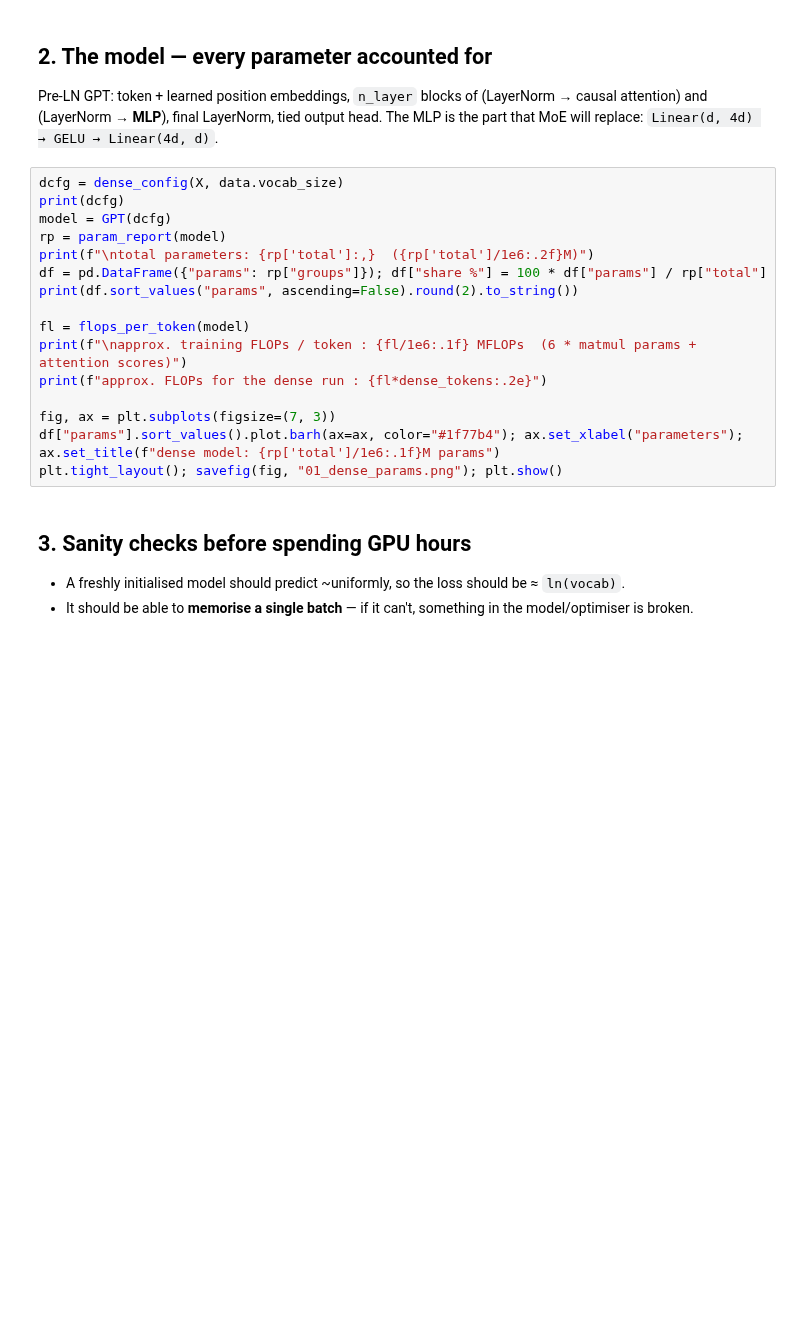
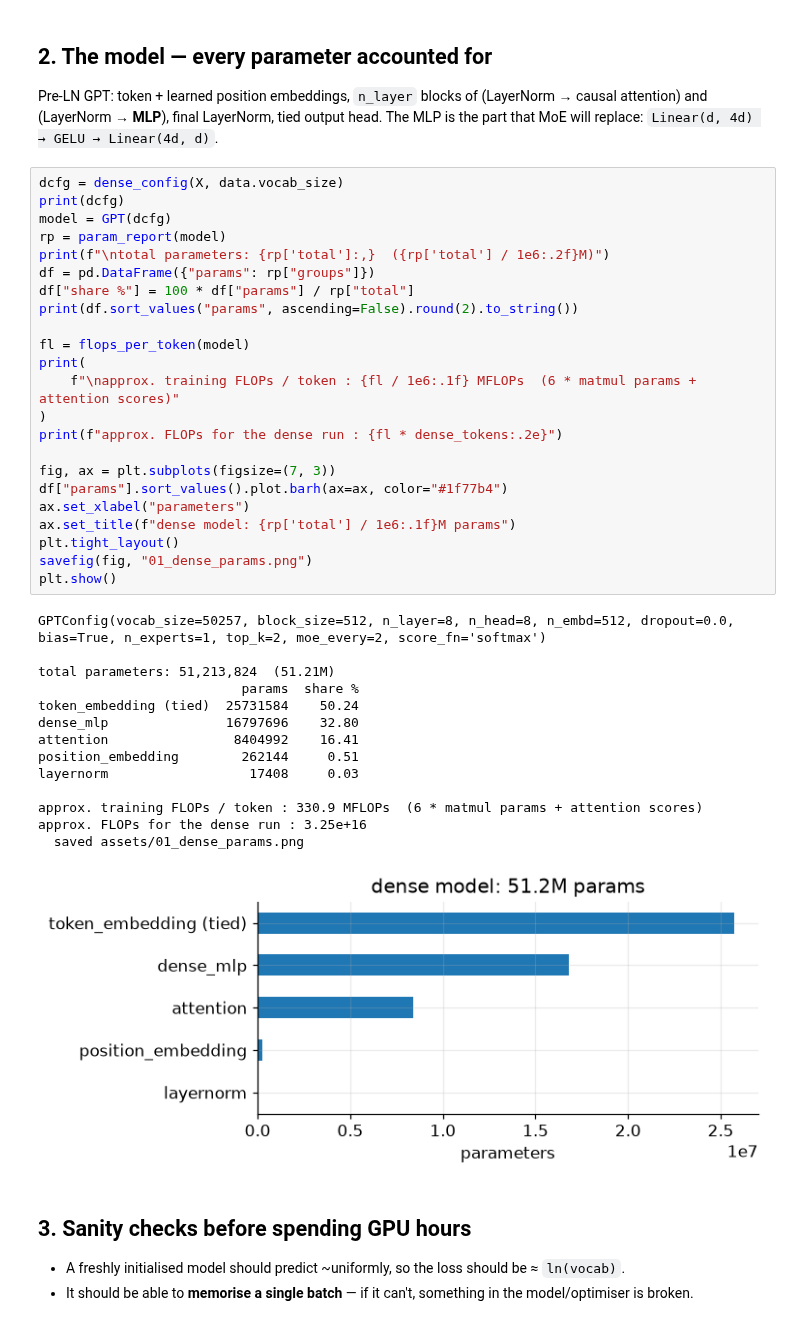
Before and after one commit to RaviNaik/ERA, a Jupyter notebook: v5/session14/moe_experiments/notebooks/01_dense_baseline.ipynb, the cells around one changed output. Saved outputs shown, nothing was run; the diff lists cells and outputs as text; blank space fills up the shorter version.

```diff
--- a/v5/session14/moe_experiments/notebooks/01_dense_baseline.ipynb
+++ b/v5/session14/moe_experiments/notebooks/01_dense_baseline.ipynb
@@ -108,19 +187,41 @@ Pre-LN GPT: token + learned position embeddings, `n_layer` blocks of (LayerNorm
 # %%
 dcfg = dense_config(X, data.vocab_size)
 print(dcfg)
 model = GPT(dcfg)
 rp = param_report(model)
-print(f"\ntotal parameters: {rp['total']:,}  ({rp['total']/1e6:.2f}M)")
-df = pd.DataFrame({"params": rp["groups"]}); df["share %"] = 100 * df["params"] / rp["total"]
+print(f"\ntotal parameters: {rp['total']:,}  ({rp['total'] / 1e6:.2f}M)")
+df = pd.DataFrame({"params": rp["groups"]})
+df["share %"] = 100 * df["params"] / rp["total"]
 print(df.sort_values("params", ascending=False).round(2).to_string())
 
 fl = flops_per_token(model)
-print(f"\napprox. training FLOPs / token : {fl/1e6:.1f} MFLOPs  (6 * matmul params + attention scores)")
-print(f"approx. FLOPs for the dense run : {fl*dense_tokens:.2e}")
+print(
+    f"\napprox. training FLOPs / token : {fl / 1e6:.1f} MFLOPs  (6 * matmul params + attention scores)"
+)
+print(f"approx. FLOPs for the dense run : {fl * dense_tokens:.2e}")
 
 fig, ax = plt.subplots(figsize=(7, 3))
-df["params"].sort_values().plot.barh(ax=ax, color="#1f77b4"); ax.set_xlabel("parameters"); ax.set_title(f"dense model: {rp['total']/1e6:.1f}M params")
-plt.tight_layout(); savefig(fig, "01_dense_params.png"); plt.show()
+df["params"].sort_values().plot.barh(ax=ax, color="#1f77b4")
+ax.set_xlabel("parameters")
+ax.set_title(f"dense model: {rp['total'] / 1e6:.1f}M params")
+plt.tight_layout()
+savefig(fig, "01_dense_params.png")
+plt.show()
+# %% [output]
+GPTConfig(vocab_size=50257, block_size=512, n_layer=8, n_head=8, n_embd=512, dropout=0.0, bias=True, n_experts=1, top_k=2, moe_every=2, score_fn='softmax')
+
+total parameters: 51,213,824  (51.21M)
+                          params  share %
+token_embedding (tied)  25731584    50.24
+dense_mlp               16797696    32.80
+attention                8404992    16.41
+position_embedding        262144     0.51
+layernorm                  17408     0.03
+
+approx. training FLOPs / token : 330.9 MFLOPs  (6 * matmul params + attention scores)
+approx. FLOPs for the dense run : 3.25e+16
+  saved assets/01_dense_params.png
+[figure, added]
 # %% [markdown]
 ## 3. Sanity checks before spending GPU hours
 
```
Also changed, not shown: parts of 9 cells of this notebook, 25 other files.
